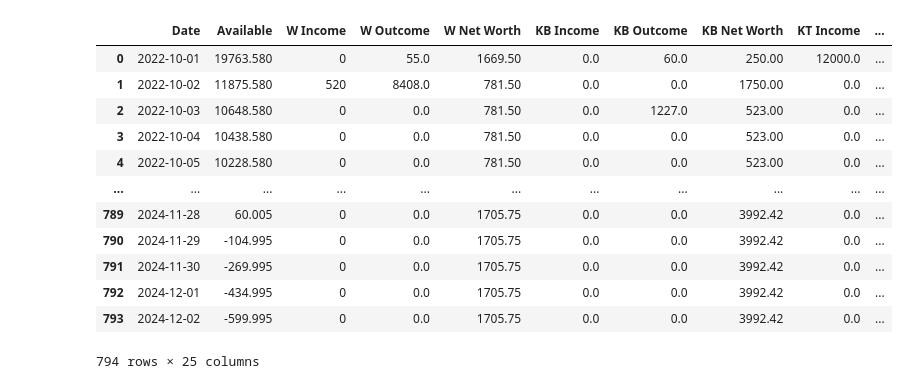
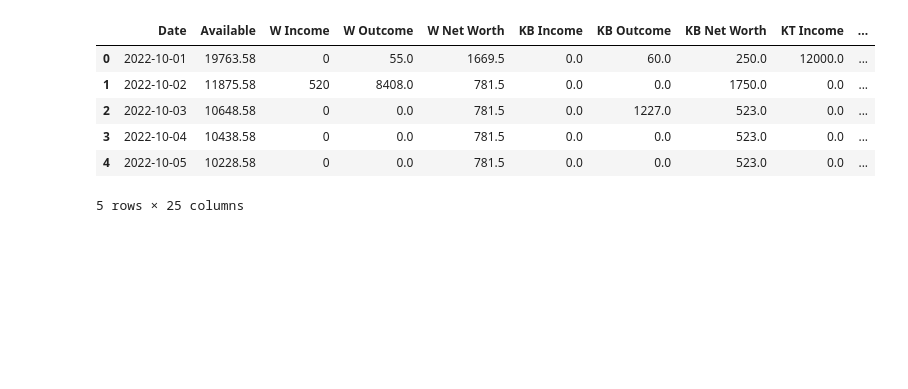
Before and after one commit to lani1n/Kiangkrit45, a Jupyter notebook: ledger.ipynb, the cells around one changed output. Saved outputs shown, nothing was run; the diff lists cells and outputs as text; code cells hidden in the pictures; blank space fills up the shorter version.

```diff
--- a/ledger.ipynb
+++ b/ledger.ipynb
@@ -7,21 +7,15 @@ df = pd.read_excel(r"C:\Users\Kiang\OneDrive\Documents\ledger.xlsx")
 # %%
 columns_to_remove = ["KB2KT", "KB2B", "KT2KB", "KT2B", "KT2W", "W2KT"]
 
 df_new = df[[col for col in df.columns if col not in columns_to_remove]]
 
-df_new
+df_new.head()
 # %% [output]
 |  | Date | Available | W Income | W Outcome | W Net Worth | KB Income | KB Outcome | KB Net Worth | KT Income | ... |
-| 0 | 2022-10-01 | 19763.580 | 0 | 55.0 | 1669.50 | 0.0 | 60.0 | 250.00 | 12000.0 | ... |
-| 1 | 2022-10-02 | 11875.580 | 520 | 8408.0 | 781.50 | 0.0 | 0.0 | 1750.00 | 0.0 | ... |
-| 2 | 2022-10-03 | 10648.580 | 0 | 0.0 | 781.50 | 0.0 | 1227.0 | 523.00 | 0.0 | ... |
-| 3 | 2022-10-04 | 10438.580 | 0 | 0.0 | 781.50 | 0.0 | 0.0 | 523.00 | 0.0 | ... |
-| 4 | 2022-10-05 | 10228.580 | 0 | 0.0 | 781.50 | 0.0 | 0.0 | 523.00 | 0.0 | ... |
-| ... | ... | ... | ... | ... | ... | ... | ... | ... | ... | ... |
-| 789 | 2024-11-28 | 60.005 | 0 | 0.0 | 1705.75 | 0.0 | 0.0 | 3992.42 | 0.0 | ... |
-| 790 | 2024-11-29 | -104.995 | 0 | 0.0 | 1705.75 | 0.0 | 0.0 | 3992.42 | 0.0 | ... |
-| 791 | 2024-11-30 | -269.995 | 0 | 0.0 | 1705.75 | 0.0 | 0.0 | 3992.42 | 0.0 | ... |
-| 792 | 2024-12-01 | -434.995 | 0 | 0.0 | 1705.75 | 0.0 | 0.0 | 3992.42 | 0.0 | ... |
-| 793 | 2024-12-02 | -599.995 | 0 | 0.0 | 1705.75 | 0.0 | 0.0 | 3992.42 | 0.0 | ... |
+| 0 | 2022-10-01 | 19763.58 | 0 | 55.0 | 1669.5 | 0.0 | 60.0 | 250.0 | 12000.0 | ... |
+| 1 | 2022-10-02 | 11875.58 | 520 | 8408.0 | 781.5 | 0.0 | 0.0 | 1750.0 | 0.0 | ... |
+| 2 | 2022-10-03 | 10648.58 | 0 | 0.0 | 781.5 | 0.0 | 1227.0 | 523.0 | 0.0 | ... |
+| 3 | 2022-10-04 | 10438.58 | 0 | 0.0 | 781.5 | 0.0 | 0.0 | 523.0 | 0.0 | ... |
+| 4 | 2022-10-05 | 10228.58 | 0 | 0.0 | 781.5 | 0.0 | 0.0 | 523.0 | 0.0 | ... |
-794 rows × 25 columns
+5 rows × 25 columns
 # %%
```
Also changed, not shown: parts of 2 cells of this notebook, 52 other files.
